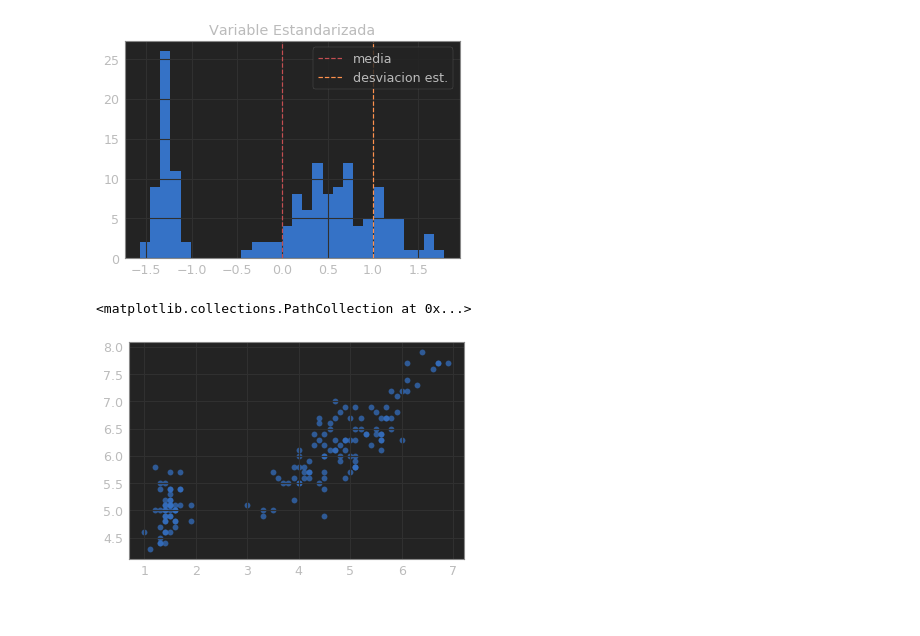
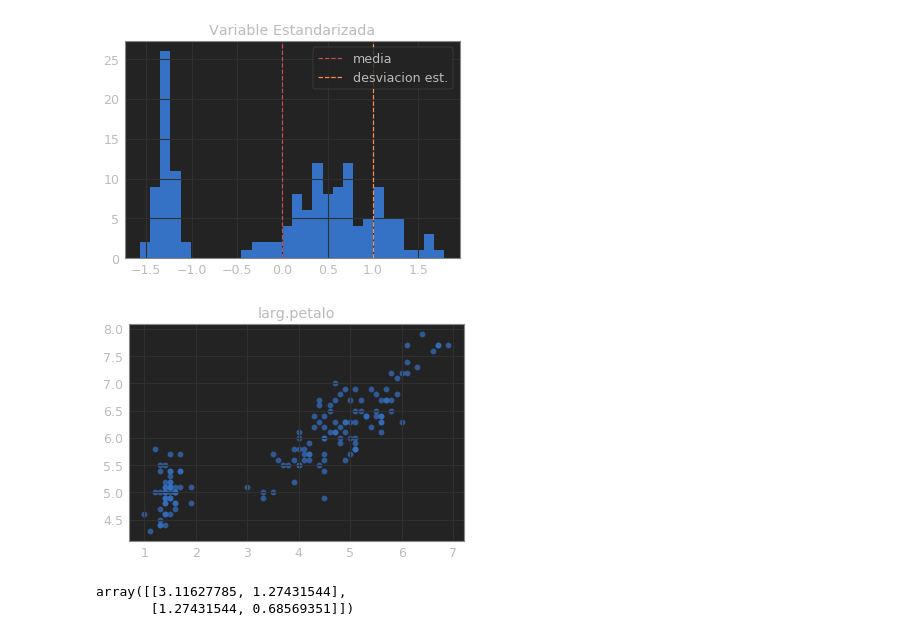
Before and after one commit to AnthonyPerniaH/EstadisticaYAnalisisDeDatosConPython, a Jupyter notebook: Sesion12_ESTANDARIZACION_COVARIANZA_CORRELACION.ipynb, the cells around one changed output. Cells and saved outputs as stored; diff of their text form; code cells hidden in the pictures.

```diff
--- a/Sesion12_ESTANDARIZACION_COVARIANZA_CORRELACION.ipynb
+++ b/Sesion12_ESTANDARIZACION_COVARIANZA_CORRELACION.ipynb
@@ -60,8 +60,13 @@ ax.legend()
 # %%
 
 fig, ax = plt.subplots()
 ax.scatter(df['lar.petalo'], df['lar.sepalo'], alpha = 0.7)
 ax.set_title('larg.petalo')
+ax.autoscale()
 # %% [output]
-<matplotlib.collections.PathCollection at 0x...>
-[figure, old version]
+[figure, new version]
+# %%
+np.cov(df['lar.petalo'], df['lar.sepalo'])
+# %% [output]
+array([[3.11627785, 1.27431544],
+       [1.27431544, 0.68569351]])
```
Also changed, not shown: parts of 3 cells of this notebook, 5 other files.
